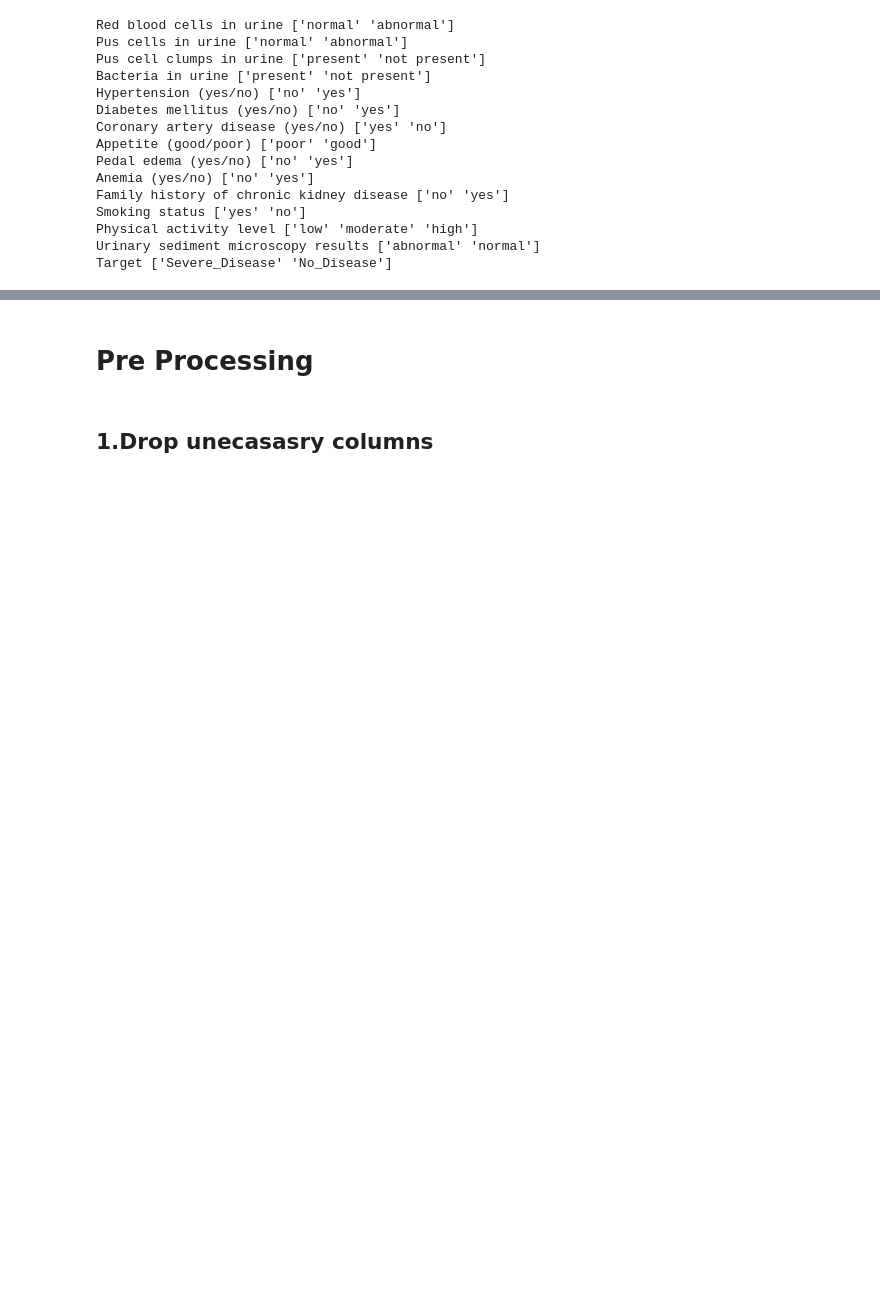
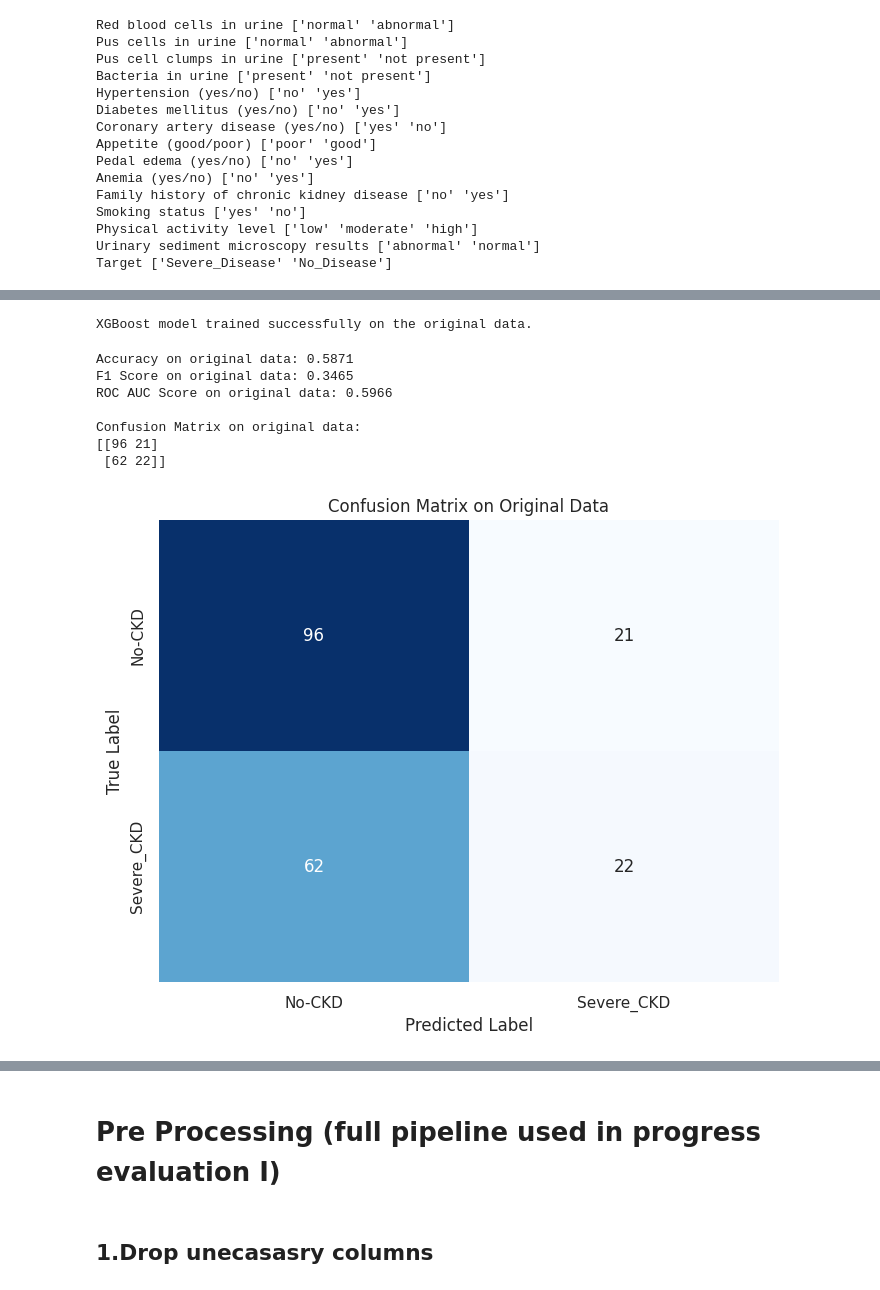
Before and after one commit to IT24102279/CKD-Detection-PGNO-154, a Jupyter notebook: Group_154/notebooks/HelambageHDRW_IT24102279_Xg_Boost.ipynb, the cells around one changed output, grey strips where cells are left out. Drawn from its saved outputs; the diff is of its cells as text; code cells hidden in the pictures; blank space fills up the shorter version.

```diff
--- a/Group_154/notebooks/HelambageHDRW_IT24102279_Xg_Boost.ipynb
+++ b/Group_154/notebooks/HelambageHDRW_IT24102279_Xg_Boost.ipynb
@@ -216,0 +266,72 @@ new_df.head()
+# %%
+import xgboost as xgb
+from sklearn.preprocessing import LabelEncoder
+
+# Before training, we need to encode the target variable in the original data
+# as XGBoost requires numerical targets.
+label_encoder = LabelEncoder()
+y_train_encoded = label_encoder.fit_transform(y_train_original)
+y_test_encoded = label_encoder.transform(y_test_original)
+
+
+# Initialize and train the XGBoost classifier on the original training data
+# Use the encoded target variables
+xgb_model_original = xgb.XGBClassifier(random_state=RANDOM_SEED, use_label_encoder=False, eval_metric='logloss')
+xgb_model_original.fit(X_train_original, y_train_encoded)
+
+print("XGBoost model trained successfully on the original data.")
+# %% [output]
+XGBoost model trained successfully on the original data.
+# %%
+from sklearn.metrics import accuracy_score, confusion_matrix, f1_score, roc_auc_score, roc_curve
+import matplotlib.pyplot as plt
+import seaborn as sns
+
+# Make predictions on the original test set
+y_pred_original = xgb_model_original.predict(X_test_original)
+y_prob_original = xgb_model_original.predict_proba(X_test_original)[:, 1] # Get probabilities for the positive class
+
+# Evaluate the model on original data
+accuracy_original = accuracy_score(y_test_encoded, y_pred_original)
+f1_original = f1_score(y_test_encoded, y_pred_original)
+cm_original = confusion_matrix(y_test_encoded, y_pred_original)
+roc_auc_original = roc_auc_score(y_test_encoded, y_prob_original) # Use probabilities for ROC AUC calculation
+
+
+print(f"Accuracy on original data: {accuracy_original:.4f}")
+print(f"F1 Score on original data: {f1_original:.4f}")
+print(f"ROC AUC Score on original data: {roc_auc_original:.4f}")
+print("\nConfusion Matrix on original data:")
+print(cm_original)
+
+# Optional: Visualize the confusion matrix
+plt.figure(figsize=(8, 6))
+sns.heatmap(cm_original, annot=True, fmt='d', cmap='Blues', cbar=False,
+            xticklabels=['No-CKD', 'Severe_CKD'], yticklabels=['No-CKD', 'Severe_CKD'])
+plt.xlabel('Predicted Label')
+plt.ylabel('True Label')
+plt.title('Confusion Matrix on Original Data')
+plt.show()
+
+# Plot ROC AUC curve
+fpr_original, tpr_original, thresholds_original = roc_curve(y_test_encoded, y_prob_original)
+
+plt.figure(figsize=(8, 6))
+plt.plot(fpr_original, tpr_original, color='darkorange', lw=2, label=f'ROC curve (area = {roc_auc_original:.2f})')
+plt.plot([0, 1], [0, 1], color='navy', lw=2, linestyle='--')
+plt.xlim([0.0, 1.0])
+plt.ylim([0.0, 1.05])
+plt.xlabel('False Positive Rate')
+plt.ylabel('True Positive Rate')
+plt.title('Receiver Operating Characteristic (ROC) Curve on Original Data')
+plt.legend(loc="lower right")
+plt.show()
+# %% [output]
+Accuracy on original data: 0.5871
+F1 Score on original data: 0.3465
+ROC AUC Score on original data: 0.5966
+
+Confusion Matrix on original data:
+[[96 21]
+ [62 22]]
+[figure, added]
@@ -217,5 +339,5 @@ new_df.head()
 # %% [markdown]
-# **Pre Processing**
+# **Pre Processing** (full pipeline used in progress evaluation I)
 # %% [markdown]
 ## **1.Drop unecasasry columns**
 # %%
```
Also changed, not shown: parts of 12 cells of this notebook.
